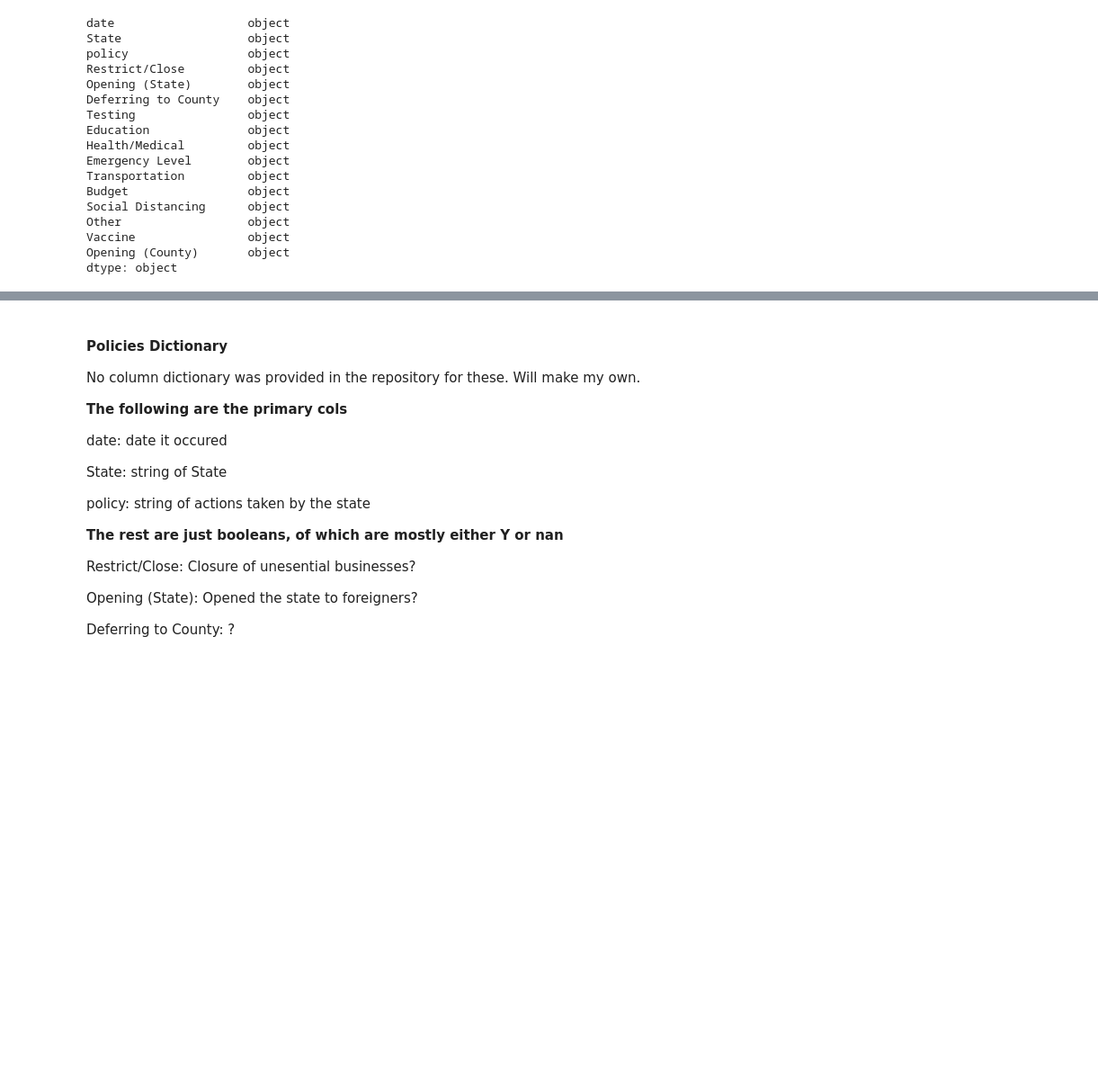
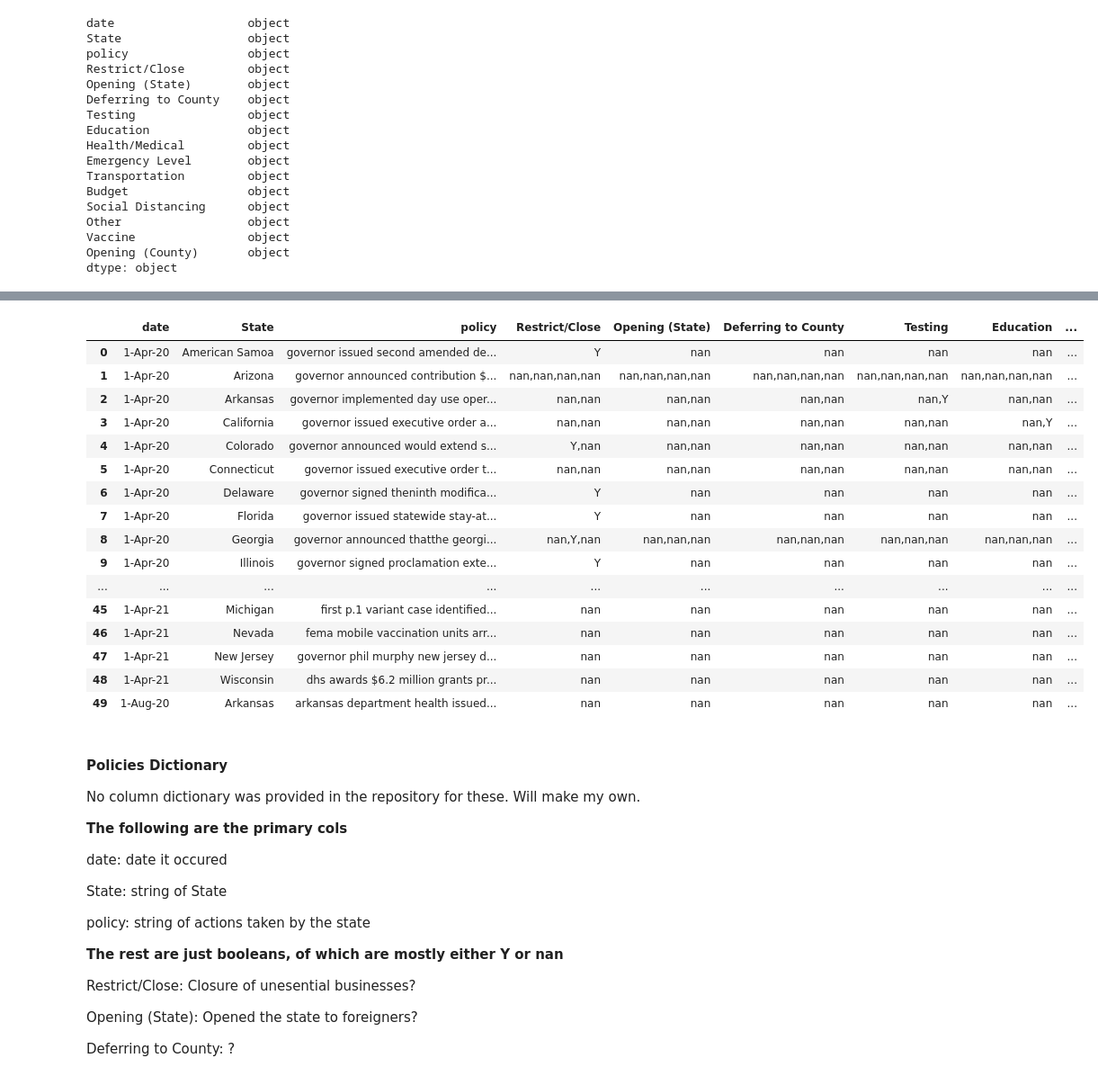
Before and after one commit to jisanos/C19A-COVID-19-Prediction-Algorithm, a Jupyter notebook: Policies Analysis.ipynb, the cells around one changed output, grey strips where cells are left out. Shown: that part at 90% size. Cells and saved outputs as stored; diff of their text form; code cells hidden in the pictures; blank space fills up the shorter version.

Commit message:
removed useless words from policy column
using the nltk stopwords

```diff
--- a/Policies Analysis.ipynb
+++ b/Policies Analysis.ipynb
@@ -250,0 +304,7 @@ policies_df.groupby(["date","State","policy"]).apply(reducto).reset_index()
+# %%
+# Convert all to lowercase for case sensitivity, as stopwords are lowercase
+policies_df['policy'] = policies_df['policy'].str.lower()
+# %%
+#list of stop words (i can add more words if necesary
+stop_words = set(stopwords.words('english'))
+stop_words
@@ -251,3 +329,25 @@ policies_df.groupby(["date","State","policy"]).apply(reducto).reset_index()
+# %%
+# Remove useless words using the stop words
+policies_df['policy'] = policies_df['policy'].apply(lambda x: ' '.join(item for item in x.split() if item not in stop_words))
+policies_df.head(50)
+# %% [output]
+|  | date | State | policy | Restrict/Close | Opening (State) | Deferring to County | Testing | Education | ... |
+| 0 | 1-Apr-20 | American Samoa | governor issued second amended de... | Y | nan | nan | nan | nan | ... |
+| 1 | 1-Apr-20 | Arizona | governor announced contribution $... | nan,nan,nan,nan | nan,nan,nan,nan | nan,nan,nan,nan | nan,nan,nan,nan | nan,nan,nan,nan | ... |
+| 2 | 1-Apr-20 | Arkansas | governor implemented day use oper... | nan,nan | nan,nan | nan,nan | nan,Y | nan,nan | ... |
+| 3 | 1-Apr-20 | California | governor issued executive order a... | nan,nan | nan,nan | nan,nan | nan,nan | nan,Y | ... |
+| 4 | 1-Apr-20 | Colorado | governor announced would extend s... | Y,nan | nan,nan | nan,nan | nan,nan | nan,nan | ... |
+| 5 | 1-Apr-20 | Connecticut | governor issued executive order t... | nan,nan | nan,nan | nan,nan | nan,nan | nan,nan | ... |
+| 6 | 1-Apr-20 | Delaware | governor signed theninth modifica... | Y | nan | nan | nan | nan | ... |
+| 7 | 1-Apr-20 | Florida | governor issued statewide stay-at... | Y | nan | nan | nan | nan | ... |
+| 8 | 1-Apr-20 | Georgia | governor announced thatthe georgi... | nan,Y,nan | nan,nan,nan | nan,nan,nan | nan,nan,nan | nan,nan,nan | ... |
+| 9 | 1-Apr-20 | Illinois | governor signed proclamation exte... | Y | nan | nan | nan | nan | ... |
+| ... | ... | ... | ... | ... | ... | ... | ... | ... | ... |
+| 45 | 1-Apr-21 | Michigan | first p.1 variant case identified... | nan | nan | nan | nan | nan | ... |
+| 46 | 1-Apr-21 | Nevada | fema mobile vaccination units arr... | nan | nan | nan | nan | nan | ... |
+| 47 | 1-Apr-21 | New Jersey | governor phil murphy new jersey d... | nan | nan | nan | nan | nan | ... |
+| 48 | 1-Apr-21 | Wisconsin | dhs awards $6.2 million grants pr... | nan | nan | nan | nan | nan | ... |
+| 49 | 1-Aug-20 | Arkansas | arkansas department health issued... | nan | nan | nan | nan | nan | ... |
 # %% [markdown]
 #### Policies Dictionary
 
```
Also changed, not shown: parts of 8 cells of this notebook.
